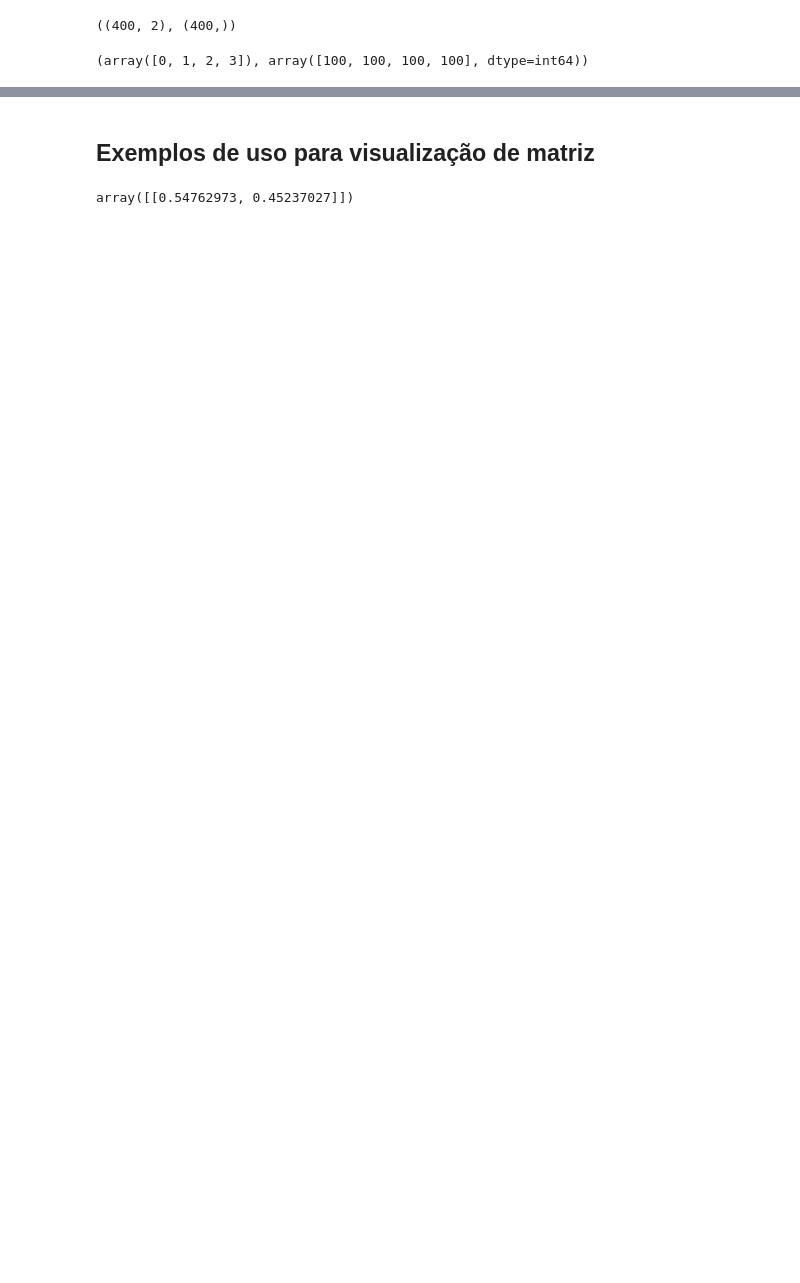
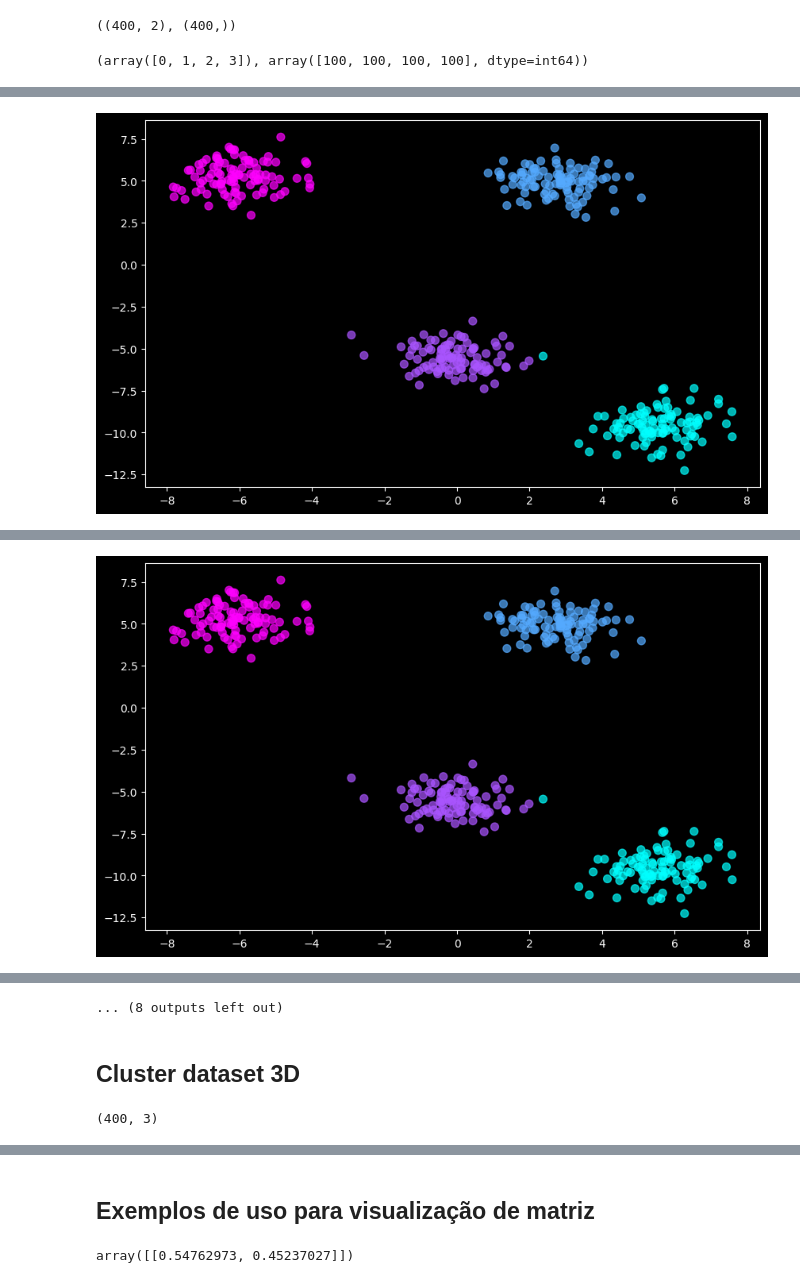
Before and after one commit to LucasFeliciano02/Rna-Classification, a Jupyter notebook: app.ipynb, the cells around one changed output, grey strips where cells are left out. Drawn from its saved outputs; the diff is of its cells as text; code cells hidden in the pictures; blank space fills up the shorter version.

```diff
--- a/app.ipynb
+++ b/app.ipynb
@@ -241,0 +263,10 @@ np.unique(y_, return_counts=True)
+# %%
+hidden_neurons = 50
+output_neurons = 4
+learning_rate = 0.002
+epochs = 50
+# %%
+# Cria o modelo
+model = NnModel(x_, y_, hidden_neurons=hidden_neurons, output_neurons=output_neurons)
+result = model.fit(1000, 0.001, show_plot=True)
+# %% [output]
@@ -241,0 +274 @@ np.unique(y_, return_counts=True)
+[figure, added]
@@ -241,0 +276 @@ np.unique(y_, return_counts=True)
+[figure, added]
@@ -241,0 +285,3 @@ np.unique(y_, return_counts=True)
+... (8 outputs left out)
+# %% [markdown]
+## Cluster dataset 3D
@@ -241,0 +290,4 @@ np.unique(y_, return_counts=True)
+# %%
+x_.shape
+# %% [output]
+(400, 3)
```
Also changed, not shown: parts of 17 cells of this notebook.
